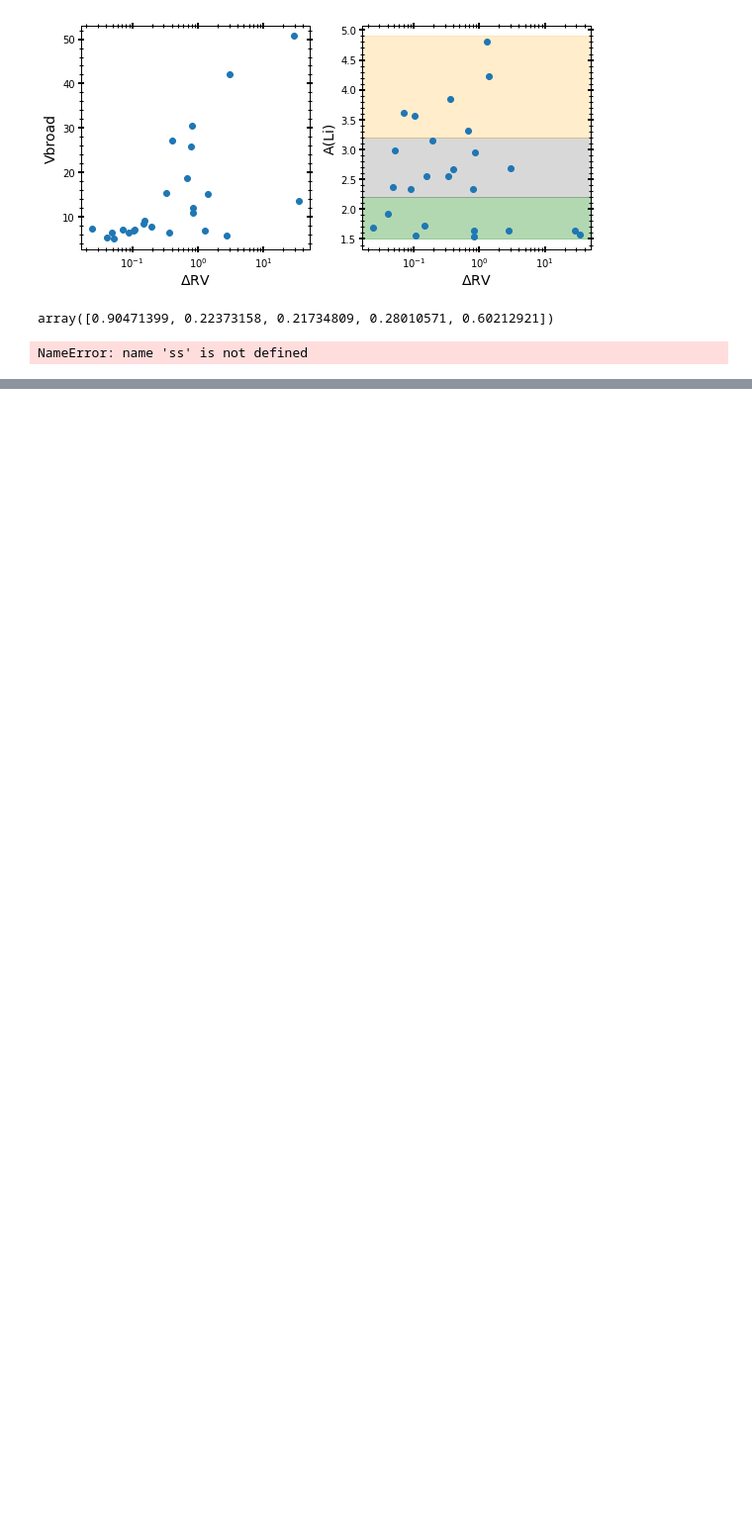
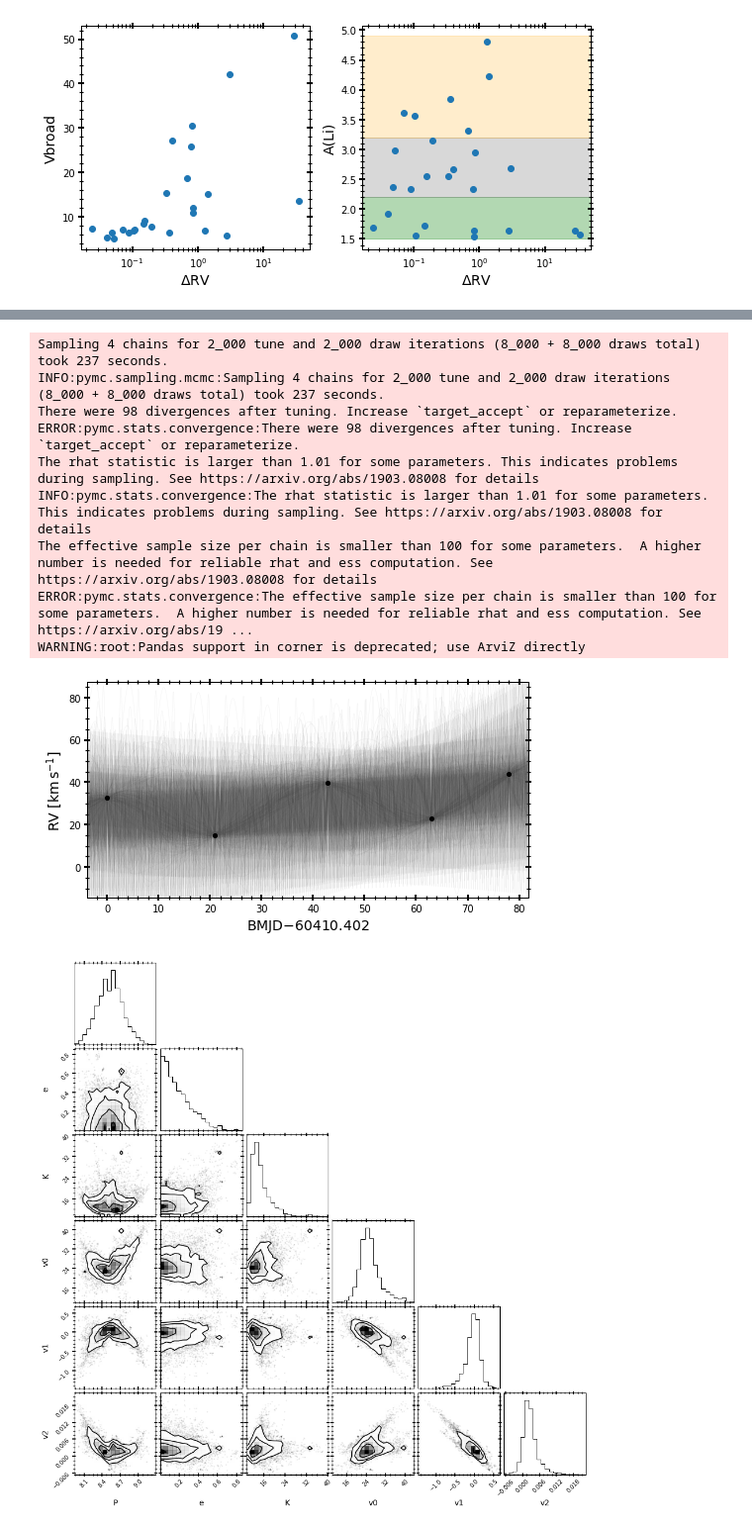
Before and after one commit to MaryumSayeed/ESPRESSO, a Jupyter notebook: scripts/p113.ipynb, the cells around one changed output, grey strips where cells are left out. Shown at 99% size. Drawn from its saved outputs; the diff is of its cells as text; code cells hidden in the pictures; blank space fills up the shorter version.

Commit message:
testing 3 body scenario; testing different priors

```diff
--- a/scripts/p113.ipynb
+++ b/scripts/p113.ipynb
@@ -240,6 +258,9 @@ for i, (obj, dat) in enumerate(obj_dir.items()):
         if obj != 5:
             mask    = (rv_vals >= -100)
             time, rv_vals, yerr = time[mask], rv_vals[mask], yerr[mask]
+            obj_dir[obj]['time'] = time
+            obj_dir[obj]['rv'] = rv_vals
+            obj_dir[obj]['err'] = yerr
 
         t0  = time[0]
         rv0 = rv_vals[0]
@@ -298,21 +319,16 @@ plt.ylabel('A(Li)')
 plt.tight_layout()
 # %% [output]
 [figure]
-# %%
-np.array(obj_dir[18]['err'])*10
-# %% [output]
-array([0.90471399, 0.22373158, 0.21734809, 0.28010571, 0.60212921])
-# %%
-ss
-# %% [output]
-NameError: name 'ss' is not defined
 # %%
 def test_tj(obj,prior_size=50_000,save=False,MCMC=False):
     data = Table()
     data['bjd'] = obj_dir[obj]['time']
     data['rv'] = obj_dir[obj]['rv']
-    #data['rv_err'] = np.array(obj_dir[obj]['err'])*10
-    data['rv_err'] = [0.5]*len(data['rv'])
+    print('mean error originally: %.3f km/s'%np.mean(np.array(obj_dir[obj]['err'])))
+    data['rv_err'] = np.array(obj_dir[obj]['err'])*10
+    print('mean error now: %.3f km/s'%np.mean(data['rv_err']))
+#     data['rv_err'] = [0.5]*len(data['rv'])
+
     t = Time(data["bjd"], format="jd", scale="tcb")
 
     rnd = np.random.default_rng(seed=42)
@@ -320,14 +336,20 @@ def test_tj(obj,prior_size=50_000,save=False,MCMC=False):
     data = tj.RVData(t=t, rv=data["rv"]*u.km/u.s, rv_err=data["rv_err"]*u.km/u.s)
 
     with pm.Model() as model:
-        P_prior = xu.with_unit(pm.Uniform("P", 2, 5e3), u.day)
-        K_prior = xu.with_unit(pm.Normal("K", 0, 10), u.km/u.s)
+        #P_prior = xu.with_unit(pm.Uniform("P", 2, 5e3), u.day)
+        K_prior = xu.with_unit(pm.Normal("K", 0, 20), u.km/u.s)
+        #e_prior = xu.with_unit(pm.Uniform("e", 0, 1), u.one)
         prior = tj.JokerPrior.default(
-                #P_min=2 * u.day,
-                #P_max=1e3 * u.day,
-                sigma_K0=10 * u.km / u.s,
-                sigma_v=100 * u.km / u.s,
-                pars={'P':P_prior, 'K':K_prior}
+                # to use Joker's default log-normal, give P-min, P-max
+                P_min = 0.25 * u.day,
+                P_max = 1e3 * u.day,
+                #sigma_K0=20 * u.km / u.s,
+                #sigma_v=100 * u.km / u.s,
+            sigma_v=[100 * u.km / u.s, 0.5 * u.km / u.s / u.day, 1e-2 * u.km / u.s / u.day**2],
+            poly_trend=3,
+                pars={#'P': P_prior,
+                      'K': K_prior}
+#                       'e': e_prior}
         )
 
     prior_samples = prior.sample(size=prior_size, rng=rnd)
@@ -338,8 +360,7 @@ def test_tj(obj,prior_size=50_000,save=False,MCMC=False):
     joker_samples = joker.rejection_sample(data, prior_samples,
                                            max_posterior_samples=256,
                                            return_all_logprobs=True)
-
-    PLOT_PARAMS()
+    print(joker_samples[0])
     fig, ax = plt.subplots(1, 1, figsize=(8, 4))
     _ = tj.plot_rv_curves(
         joker_samples[0],
@@ -348,14 +369,13 @@ def test_tj(obj,prior_size=50_000,save=False,MCMC=False):
         ax=ax,
     )
 
-
     ax.set_xlabel(f"BMJD$ - {data.t.tcb.mjd.min():.3f}$")
     if save: fig.savefig('../rv_fit/fit_RG%s_%s_2.png'%(obj,DATE),bbox_inches='tight',dpi=100)
     if MCMC:
 
         with prior.model:
             mcmc_init = joker.setup_mcmc(data, joker_samples[0])
-            trace = pm.sample(tune=2000, draws=2000, start=mcmc_init, cores=1, chains=2)
+            trace = pm.sample(tune=2000, draws=2000, start=mcmc_init, cores=1, chains=4)
 
         az.summary(trace, var_names=prior.par_names)
 
@@ -363,11 +383,15 @@ def test_tj(obj,prior_size=50_000,save=False,MCMC=False):
         mcmc_samples.wrap_K()
         df = mcmc_samples.tbl.to_pandas()
         colnames = []
-        truth = ['P','e','omega','M0','K','v0']
+        #truth = ['P','e','omega','M0','K','v0', 'v1', 'v2']
+        truth = ['P','e','K','v0', 'v1', 'v2']
         for name in df.columns:
             if name in truth:
                 colnames.append(name)
                 #truths.append(truth[name].value)
         fig = corner.corner(df[colnames])#, truths=truths)
         if save: fig.savefig('../rv_fit/corner_RG%s_%s.png'%(obj, DATE),bbox_inches='tight',dpi=200)
-    return prior_samples, joker_samples
+    return prior_samples, joker_samples, mcmc_samples
+# %%
+ps_5, js_5, ms_5 = test_tj(16, prior_size=1_000_000, save=False, MCMC=True)#,save=True,MCMC=True)
+# %% [output]
@@ -373,0 +416,11 @@ def test_tj(obj,prior_size=50_000,save=False,MCMC=False):
+Sampling 4 chains for 2_000 tune and 2_000 draw iterations (8_000 + 8_000 draws total) took 237 seconds.
+INFO:pymc.sampling.mcmc:Sampling 4 chains for 2_000 tune and 2_000 draw iterations (8_000 + 8_000 draws total) took 237 seconds.
+There were 98 divergences after tuning. Increase `target_accept` or reparameterize.
+ERROR:pymc.stats.convergence:There were 98 divergences after tuning. Increase `target_accept` or reparameterize.
+The rhat statistic is larger than 1.01 for some parameters. This indicates problems during sampling. See https://arxiv.org/abs/1903.08008 for details
+INFO:pymc.stats.convergence:The rhat statistic is larger than 1.01 for some parameters. This indicates problems during sampling. See https://arxiv.org/abs/1903.08008 for details
+The effective sample size per chain is smaller than 100 for some parameters.  A higher number is needed for reliable rhat and ess computation. See https://arxiv.org/abs/1903.08008 for details
+ERROR:pymc.stats.convergence:The effective sample size per chain is smaller than 100 for some parameters.  A higher number is needed for reliable rhat and ess computation. See https://arxiv.org/abs/19 ...
+WARNING:root:Pandas support in corner is deprecated; use ArviZ directly
+[figure, added]
+[figure, added]
```
Also changed, not shown: parts of 11 cells of this notebook.
